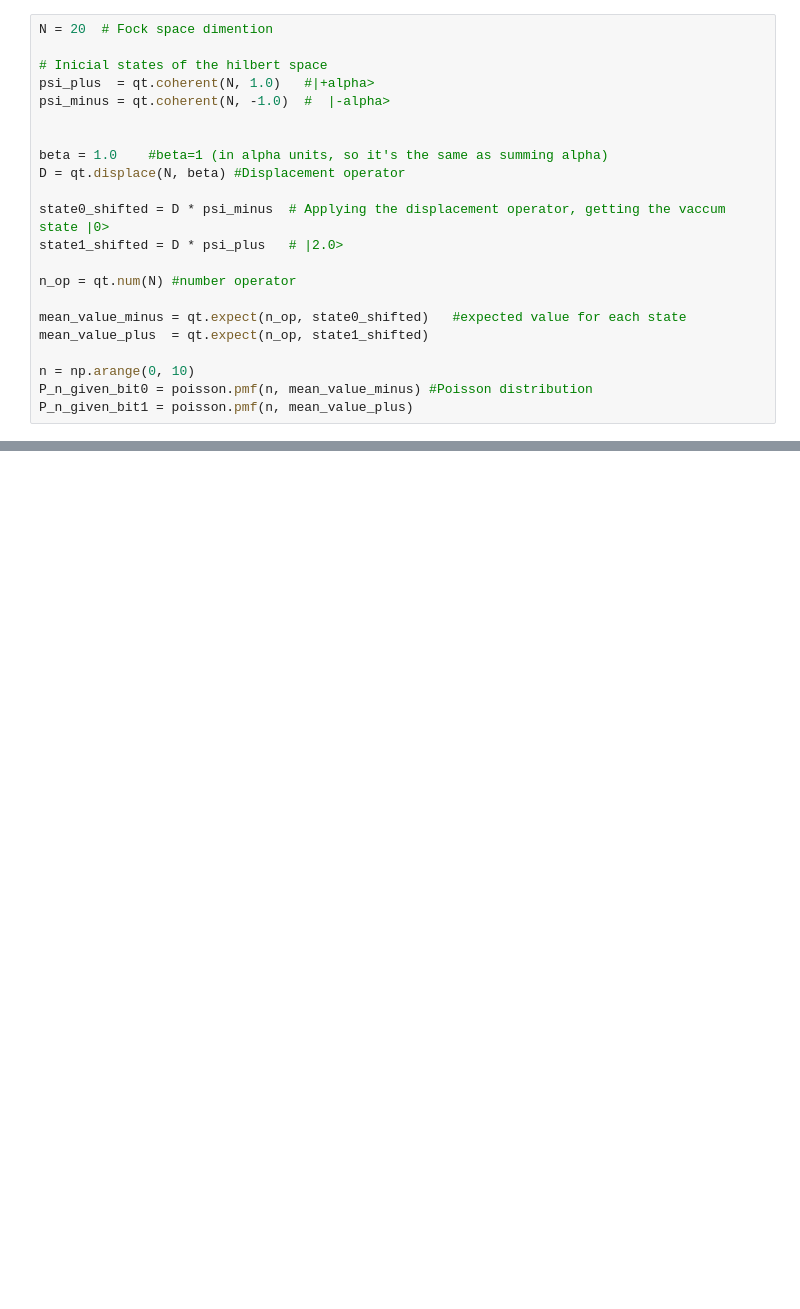
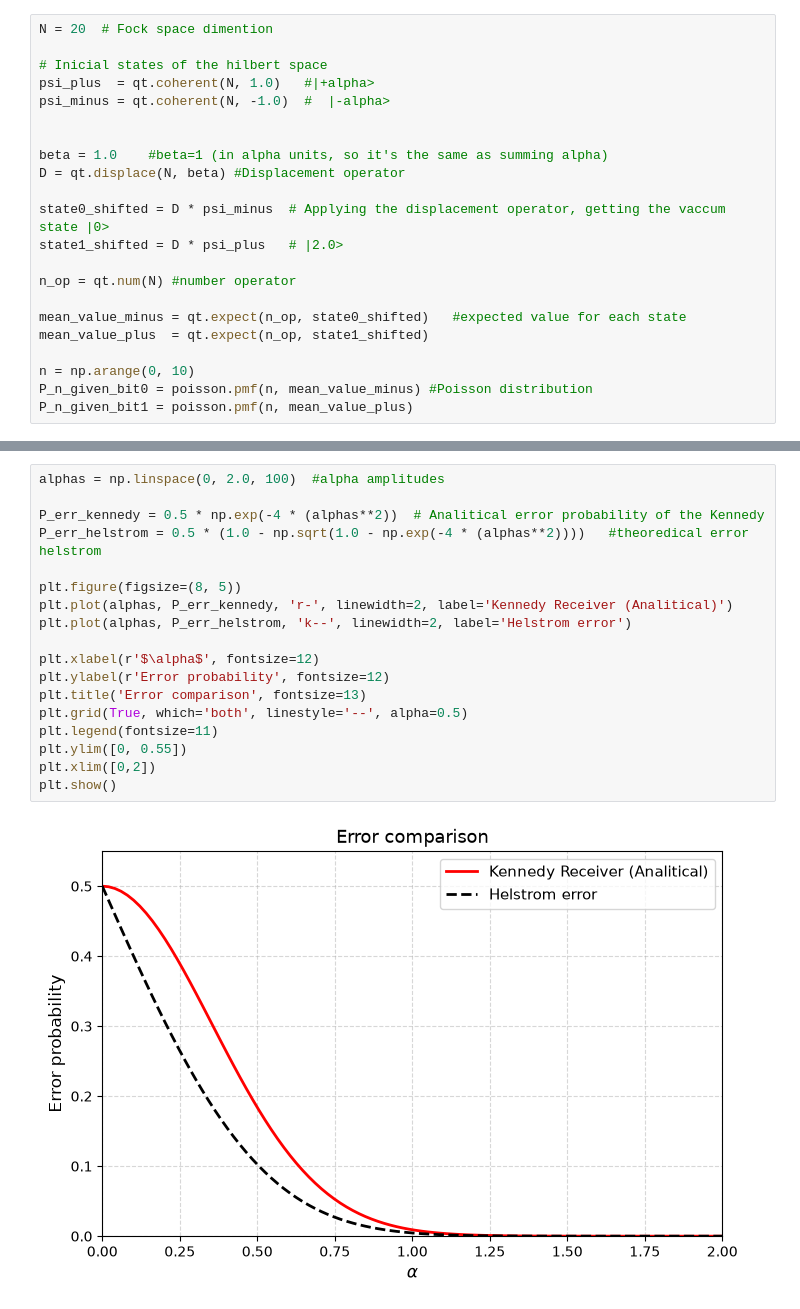
Before and after one commit to marianabagulho/final_project_Mariana_Ines_Andrew, a Jupyter notebook: kennedy_Mariana.ipynb, the cells around one changed output, grey strips where cells are left out. Drawn from its saved outputs; the diff is of its cells as text; blank space fills up the shorter version.

```diff
--- a/kennedy_Mariana.ipynb
+++ b/kennedy_Mariana.ipynb
@@ -40,0 +69,20 @@ plt.show()
+# %%
+alphas = np.linspace(0, 2.0, 100)  #alpha amplitudes
+
+P_err_kennedy = 0.5 * np.exp(-4 * (alphas**2))  # Analitical error probability of the Kennedy
+P_err_helstrom = 0.5 * (1.0 - np.sqrt(1.0 - np.exp(-4 * (alphas**2))))   #theoredical error helstrom
+
+plt.figure(figsize=(8, 5))
+plt.plot(alphas, P_err_kennedy, 'r-', linewidth=2, label='Kennedy Receiver (Analitical)')
+plt.plot(alphas, P_err_helstrom, 'k--', linewidth=2, label='Helstrom error')
+
+plt.xlabel(r'$\alpha$', fontsize=12)
+plt.ylabel(r'Error probability', fontsize=12)
+plt.title('Error comparison', fontsize=13)
+plt.grid(True, which='both', linestyle='--', alpha=0.5)
+plt.legend(fontsize=11)
+plt.ylim([0, 0.55])
+plt.xlim([0,2])
+plt.show()
+# %% [output]
+[figure, added]
```
Also changed, not shown: parts of 5 cells of this notebook, 1 other file.
